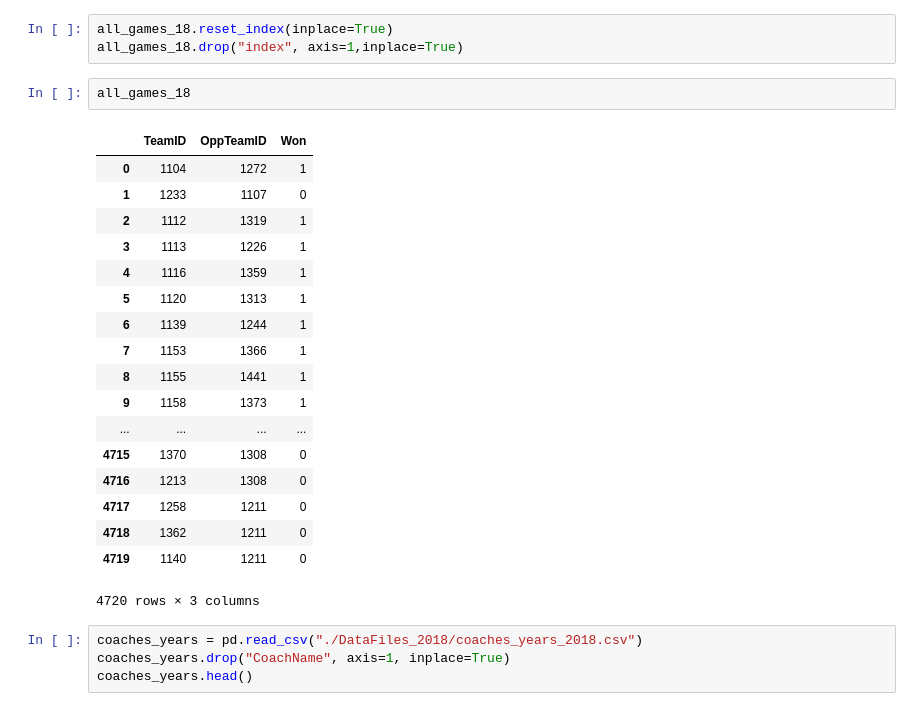
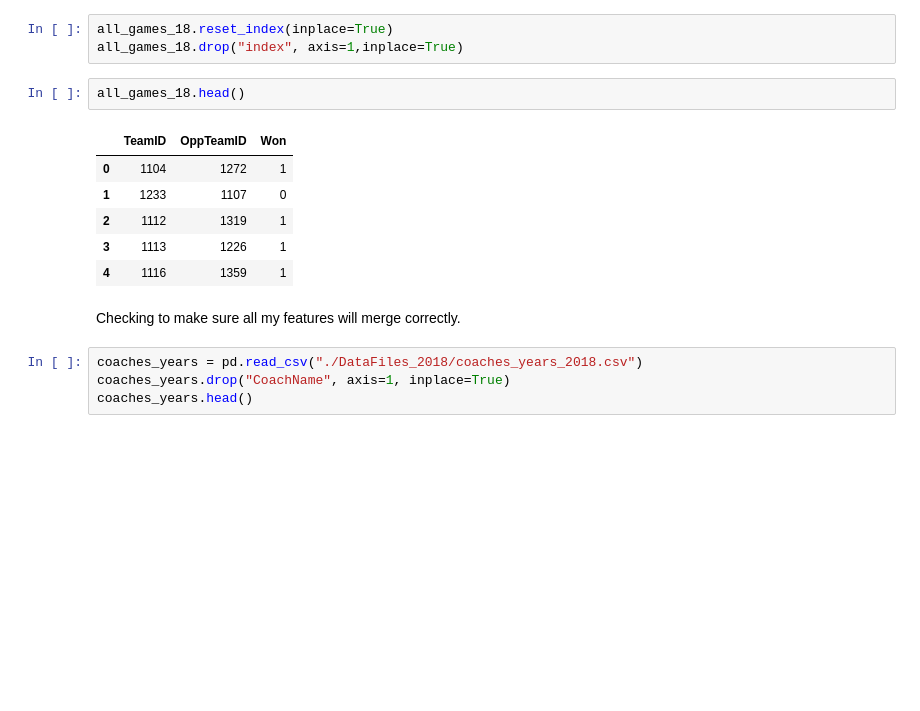
Before and after one commit to CBJohnson30/NCAA-Basketball-2018, a Jupyter notebook: joining_features.ipynb, the cells around one changed output. Saved outputs shown, nothing was run; the diff lists cells and outputs as text; blank space fills up the shorter version.

```diff
--- a/joining_features.ipynb
+++ b/joining_features.ipynb
@@ -73,26 +68,16 @@ all_games_18.shape
 all_games_18.reset_index(inplace=True)
 all_games_18.drop("index", axis=1,inplace=True)
 # %%
-all_games_18
+all_games_18.head()
 # %% [output]
 |  | TeamID | OppTeamID | Won |
 | 0 | 1104 | 1272 | 1 |
 | 1 | 1233 | 1107 | 0 |
 | 2 | 1112 | 1319 | 1 |
 | 3 | 1113 | 1226 | 1 |
 | 4 | 1116 | 1359 | 1 |
-| 5 | 1120 | 1313 | 1 |
-| 6 | 1139 | 1244 | 1 |
-| 7 | 1153 | 1366 | 1 |
-| 8 | 1155 | 1441 | 1 |
-| 9 | 1158 | 1373 | 1 |
-| ... | ... | ... | ... |
-| 4715 | 1370 | 1308 | 0 |
-| 4716 | 1213 | 1308 | 0 |
-| 4717 | 1258 | 1211 | 0 |
-| 4718 | 1362 | 1211 | 0 |
-| 4719 | 1140 | 1211 | 0 |
-4720 rows × 3 columns
+# %% [markdown]
+Checking to make sure all my features will merge correctly.
 # %%
 coaches_years = pd.read_csv("./DataFiles_2018/coaches_years_2018.csv")
 coaches_years.drop("CoachName", axis=1, inplace=True)
```
Also changed, not shown: parts of 14 cells of this notebook, 10 other files.
